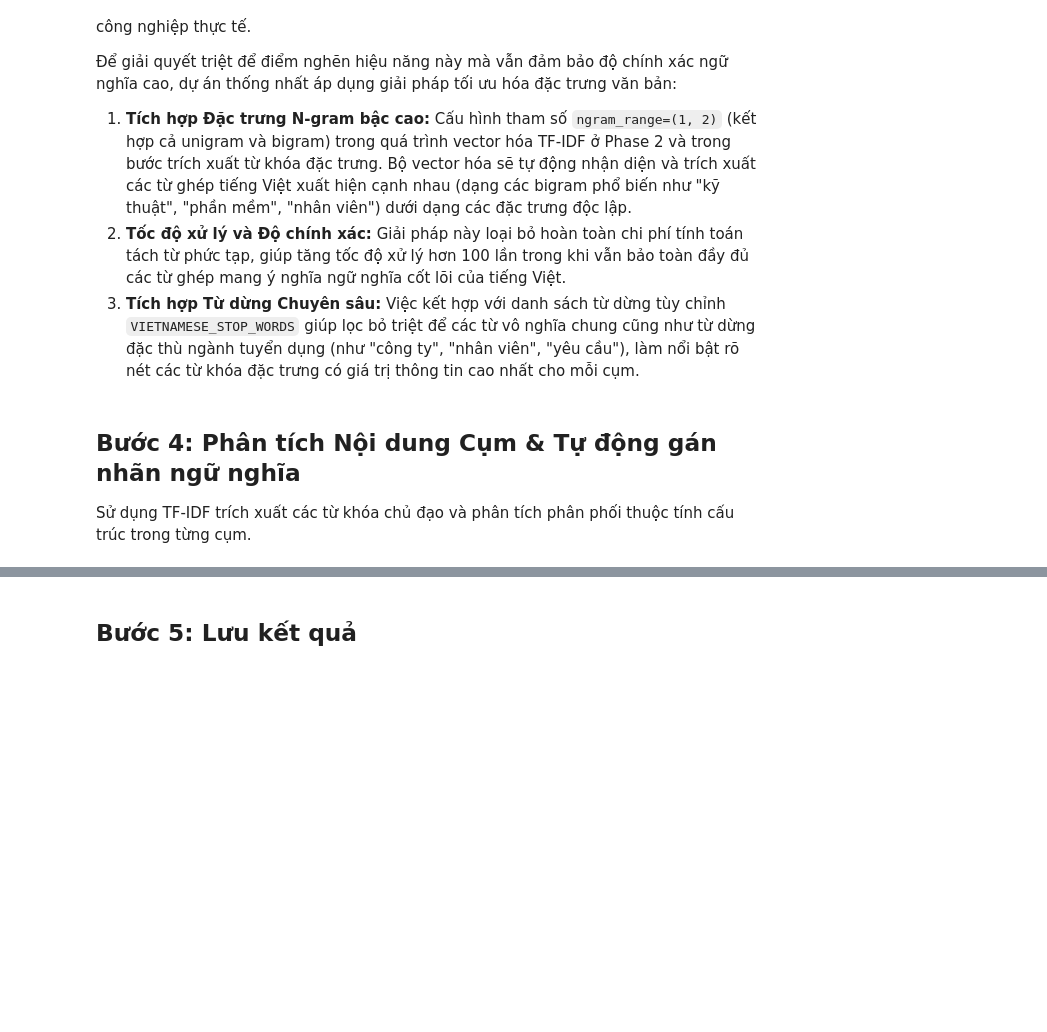
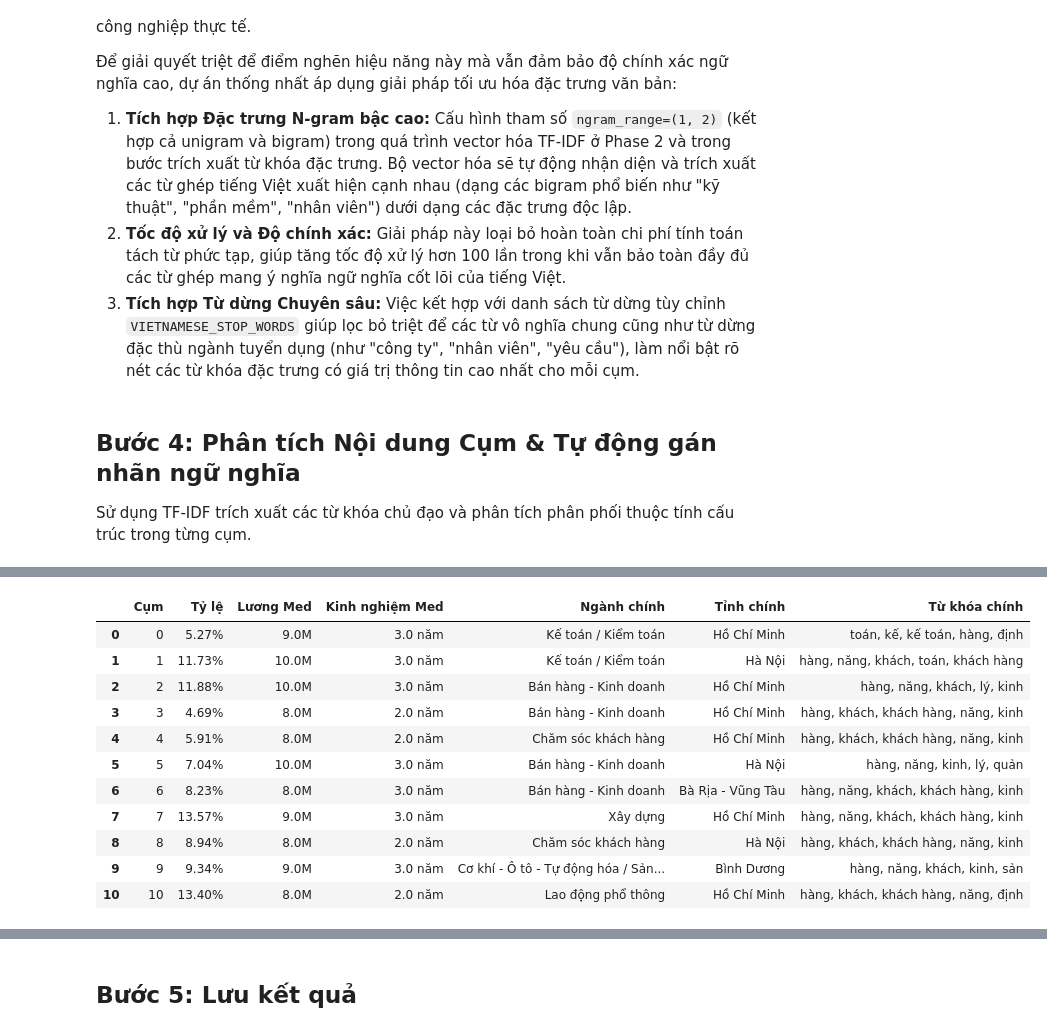
Before and after one commit to LuongVanVo/vietnam-job-market-clustering, a Jupyter notebook: notebooks/03_training.ipynb, the cells around one changed output, grey strips where cells are left out. Drawn from its saved outputs; the diff is of its cells as text; code cells hidden in the pictures; blank space fills up the shorter version.

```diff
--- a/notebooks/03_training.ipynb
+++ b/notebooks/03_training.ipynb
@@ -216,0 +139,99 @@ Bảng tổng hợp đặc tính phân phối và trích xuất từ khóa chủ
+# %%
+VIETNAMESE_STOP_WORDS = [
+    'và', 'của', 'để', 'cho', 'có', 'trong', 'một', 'là', 'các', 'được', 'với', 'những', 'tại', 'này',
+    'theo', 'về', 'ra', 'đã', 'sẽ', 'như', 'khi', 'lên', 'từ', 'nhiều', 'vào', 'hoặc', 'nếu', 'lại',
+    'đang', 'cùng', 'qua', 'trước', 'sau', 'khoảng', 'trên', 'dưới', 'công', 'ty', 'tuyển', 'dụng',
+    'yêu', 'cầu', 'làm', 'việc', 'nhân', 'viên', 'vị', 'trí', 'chúng', 'tôi', 'quyền', 'lợi', 'chế',
+    'độ', 'hồ', 'sơ', 'nộp', 'liên', 'hệ', 'tin', 'tức', 'thông', 'báo', 'mức', 'lương', 'yêu_cầu',
+    'làm_việc', 'nhân_viên', 'công_ty', 'hồ_sơ', 'liên_hệ', 'quyền_lợi', 'chế_độ', 'tuyển_dụng',
+    'đáp', 'ứng', 'công_việc', 'công_tác', 'thực_hiện', 'tham_gia', 'hỗ_trợ', 'phát_triển', 'yêu_cầu_công_việc',
+    'báo_cáo', 'quản_lý', 'kỹ_năng', 'khả_năng', 'kinh_nghiệm', 'tốt_nghiệp', 'chuyên_ngành', 'phù_hợp',
+    'có_thể', 'được_hưởng', 'được_đóng', 'được_đào_tạo'
+]
+
+# Định nghĩa từ điển nhãn ngữ nghĩa thủ công tinh chỉnh và toàn diện
+cluster_labels_map = {
+    0: "Cụm 00: Kế toán & Kiểm toán chuyên nghiệp (Accounting & Finance) - Miền Nam",
+    1: "Cụm 01: Chuyên viên văn phòng & Hành chính tổng hợp (Office & Administration) - Miền Bắc",
+    2: "Cụm 02: Quản lý kinh doanh & Trưởng nhóm (Business Management & Team Leads) - Miền Nam",
+    3: "Cụm 03: Bán hàng & Phát triển thị trường (Sales & Business Development) - Miền Nam",
+    4: "Cụm 04: Dịch vụ khách hàng & Call Center (Customer Service & Call Center) - Miền Nam",
+    5: "Cụm 05: Tài chính & Quản trị doanh nghiệp cấp cao (Senior Management & Finance) - Miền Bắc",
+    6: "Cụm 06: Hỗ trợ kinh doanh & Vận hành nội bộ (Business Support & Operations)",
+    7: "Cụm 07: Kỹ thuật, Dự án & Hành chính Nhân sự (Engineering, Projects & HR-Admin) - Miền Nam",
+    8: "Cụm 08: Hỗ trợ khách hàng & Dịch vụ trực tiếp (Customer Assistance & Retail Services) - Miền Bắc",
+    9: "Cụm 09: Kỹ thuật sản xuất, Vận hành & Đào tạo chuyên môn (Technical, Operations & Training) - Miền Nam",
+    10: "Cụm 10: Lao động dịch vụ & Vận tải phổ thông (Service Labor & Logistics) - Miền Nam"
+}
+
+cluster_profiles = {}
+
+for c in range(k_optimal):
+    df_c = df_train_final[df_train_final['cluster_id'] == c]
+    count_c = len(df_c)
+    pct_c = (count_c / len(df_train_final)) * 100
+
+    salary_med = df_c['salary_min_m_vnd'].median()
+    exp_med = df_c['exp_min_years'].median()
+
+    top_industry = df_c['job_industry'].mode()[0] if not df_c['job_industry'].empty else "Chưa xác định"
+    top_location = df_c['location'].mode()[0] if not df_c['location'].empty else "Chưa xác định"
+
+    if count_c > 15000:
+        texts_c = df_c['text_combined'].sample(n=15000, random_state=42).fillna("").tolist()
+    else:
+        texts_c = df_c['text_combined'].fillna("").tolist()
+
+    vectorizer = TfidfVectorizer(max_features=1000, stop_words=VIETNAMESE_STOP_WORDS, ngram_range=(1, 2))
+    try:
+        tfidf_matrix = vectorizer.fit_transform(texts_c)
+        mean_tfidf = np.asarray(tfidf_matrix.mean(axis=0)).ravel()
+        feature_names = vectorizer.get_feature_names_out()
+        top_indices = mean_tfidf.argsort()[::-1][:5]
+        keywords = [feature_names[i] for i in top_indices]
+    except:
+        keywords = ["n/a"]
+
+    cluster_profiles[c] = {
+        'percent': pct_c,
+        'salary_med': salary_med,
+        'exp_med': exp_med,
+        'top_industry': top_industry,
+        'top_location': top_location,
+        'keywords': keywords,
+        'label': cluster_labels_map[c]
+    }
+
+df_train_final['cluster_label'] = df_train_final['cluster_id'].map(cluster_labels_map)
+
+# Lưu nhãn cụm
+joblib.dump(cluster_labels_map, "../models/cluster_labels_map.pkl")
+
+# Hiển thị hồ sơ
+summary_data = []
+for c in range(k_optimal):
+    p = cluster_profiles[c]
+    summary_data.append({
+        'Cụm': c,
+        'Tỷ lệ': f"{p['percent']:.2f}%",
+        'Lương Med': f"{p['salary_med']:.1f}M",
+        'Kinh nghiệm Med': f"{p['exp_med']:.1f} năm",
+        'Ngành chính': p['top_industry'],
+        'Tỉnh chính': p['top_location'],
+        'Từ khóa chính': ", ".join(p['keywords'])
+    })
+df_summary = pd.DataFrame(summary_data)
+display(df_summary)
+# %% [output]
+|  | Cụm | Tỷ lệ | Lương Med | Kinh nghiệm Med | Ngành chính | Tỉnh chính | Từ khóa chính |
+| 0 | 0 | 5.27% | 9.0M | 3.0 năm | Kế toán / Kiểm toán | Hồ Chí Minh | toán, kế, kế toán, hàng, định |
+| 1 | 1 | 11.73% | 10.0M | 3.0 năm | Kế toán / Kiểm toán | Hà Nội | hàng, năng, khách, toán, khách hàng |
+| 2 | 2 | 11.88% | 10.0M | 3.0 năm | Bán hàng - Kinh doanh | Hồ Chí Minh | hàng, năng, khách, lý, kinh |
+| 3 | 3 | 4.69% | 8.0M | 2.0 năm | Bán hàng - Kinh doanh | Hồ Chí Minh | hàng, khách, khách hàng, năng, kinh |
+| 4 | 4 | 5.91% | 8.0M | 2.0 năm | Chăm sóc khách hàng | Hồ Chí Minh | hàng, khách, khách hàng, năng, kinh |
+| 5 | 5 | 7.04% | 10.0M | 3.0 năm | Bán hàng - Kinh doanh | Hà Nội | hàng, năng, kinh, lý, quản |
+| 6 | 6 | 8.23% | 8.0M | 3.0 năm | Bán hàng - Kinh doanh | Bà Rịa - Vũng Tàu | hàng, năng, khách, khách hàng, kinh |
+| 7 | 7 | 13.57% | 9.0M | 3.0 năm | Xây dựng | Hồ Chí Minh | hàng, năng, khách, khách hàng, kinh |
+| 8 | 8 | 8.94% | 8.0M | 2.0 năm | Chăm sóc khách hàng | Hà Nội | hàng, khách, khách hàng, năng, kinh |
+| 9 | 9 | 9.34% | 9.0M | 3.0 năm | Cơ khí - Ô tô - Tự động hóa / Sản... | Bình Dương | hàng, năng, khách, kinh, sản |
+| 10 | 10 | 13.40% | 8.0M | 2.0 năm | Lao động phổ thông | Hồ Chí Minh | hàng, khách, khách hàng, năng, định |
```
Also changed, not shown: parts of 12 cells of this notebook, 7 other files.
